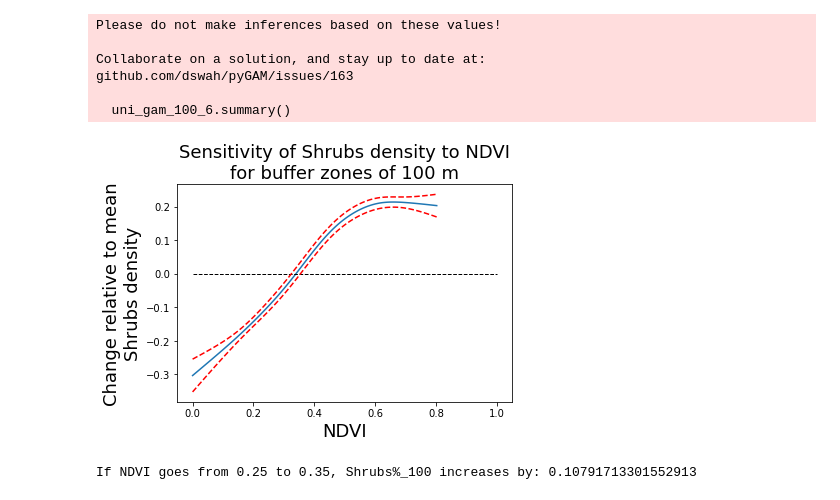
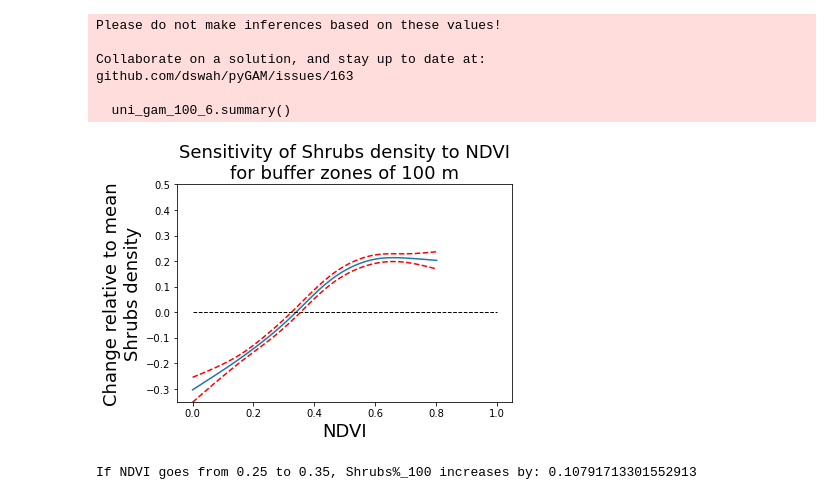
Before and after one commit to alexdelai/NDVI-dimist, a Jupyter notebook: 5_univariate_analysis_ndvi_2.ipynb, the cells around one changed output. Cells and saved outputs as stored; diff of their text form; code cells hidden in the pictures.

```diff
--- a/5_univariate_analysis_ndvi_2.ipynb
+++ b/5_univariate_analysis_ndvi_2.ipynb
@@ -252,6 +254,8 @@ for i, term in enumerate(uni_gam_100_4.terms):
     plt.plot(XX[:, term.feature], pdep)
     plt.hlines(y=0, xmin=0, xmax=1, linewidth=1, color='black', linestyle='--')
     plt.plot(XX[:, term.feature], confi, c='r', ls='--')
+    ax = plt.gca()
+    ax.set_ylim([-0.35, 0.5])
     # set title, xlabel and ylabel
     plt.title('Sensitivity of Tree canopy to NDVI\nfor buffer zones of 100 m', fontsize=18)
     plt.xlabel('NDVI', fontsize=18)
@@ -374,26 +378,28 @@ github.com/dswah/pyGAM/issues/163
 # %%
 # plotting best model
 for i, term in enumerate(uni_gam_100_6.terms):
     if term.isintercept:
         continue
 
     XX = uni_gam_100_6.generate_X_grid(term=i)
     pdep, confi = uni_gam_100_6.partial_dependence(term=i, X=XX, width=0.95)
 
     plt.figure()
     plt.plot(XX[:, term.feature], pdep)
     plt.hlines(y=0, xmin=0, xmax=1, linewidth=1, color='black', linestyle='--')
     plt.plot(XX[:, term.feature], confi, c='r', ls='--')
+    ax = plt.gca()
+    ax.set_ylim([-0.35, 0.5])
     # set title, xlabel and ylabel
     plt.title('Sensitivity of Shrubs density to NDVI\nfor buffer zones of 100 m', fontsize=18)
     plt.xlabel('NDVI', fontsize=18)
     plt.ylabel('Change relative to mean\nShrubs density', fontsize=18)
     # save the figure
     plt.savefig('thesis_project/visualizations/modelling/univariate/gam_shrubs_100_best_plot_2.png', dpi=300, bbox_inches='tight')
     im.open('thesis_project/visualizations/modelling/univariate/gam_shrubs_100_best_plot_2.png').save('thesis_project/visualizations/modelling/univariate/gam_shrubs_100_best_plot_2.bmp')
     plt.show()
 # %% [output]
-[figure, old version]
+[figure, new version]
 # %%
 # Change in low NDVI values: how does Shrubs% increase, if NDVI changes from 0.25 to 0.35?
 shrubs_l0 = uni_gam_100_6.predict(0.25)
```
Also changed, not shown: parts of 12 cells of this notebook, 1 other file.
